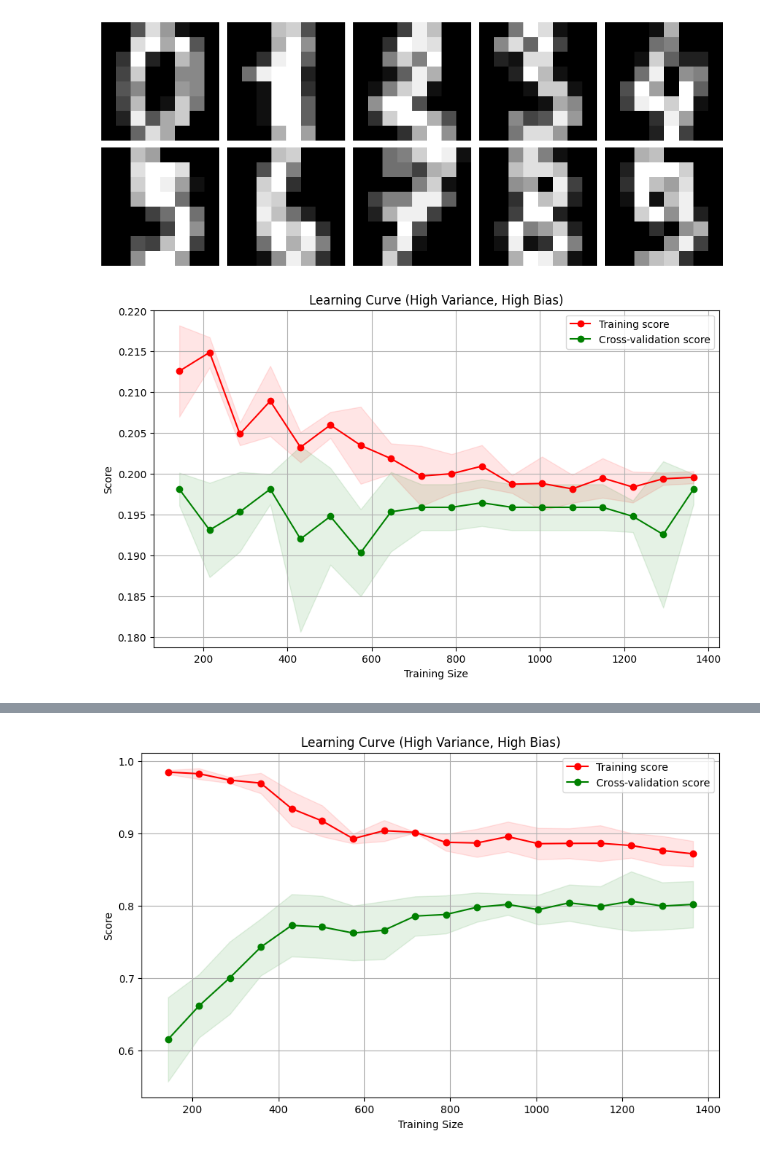
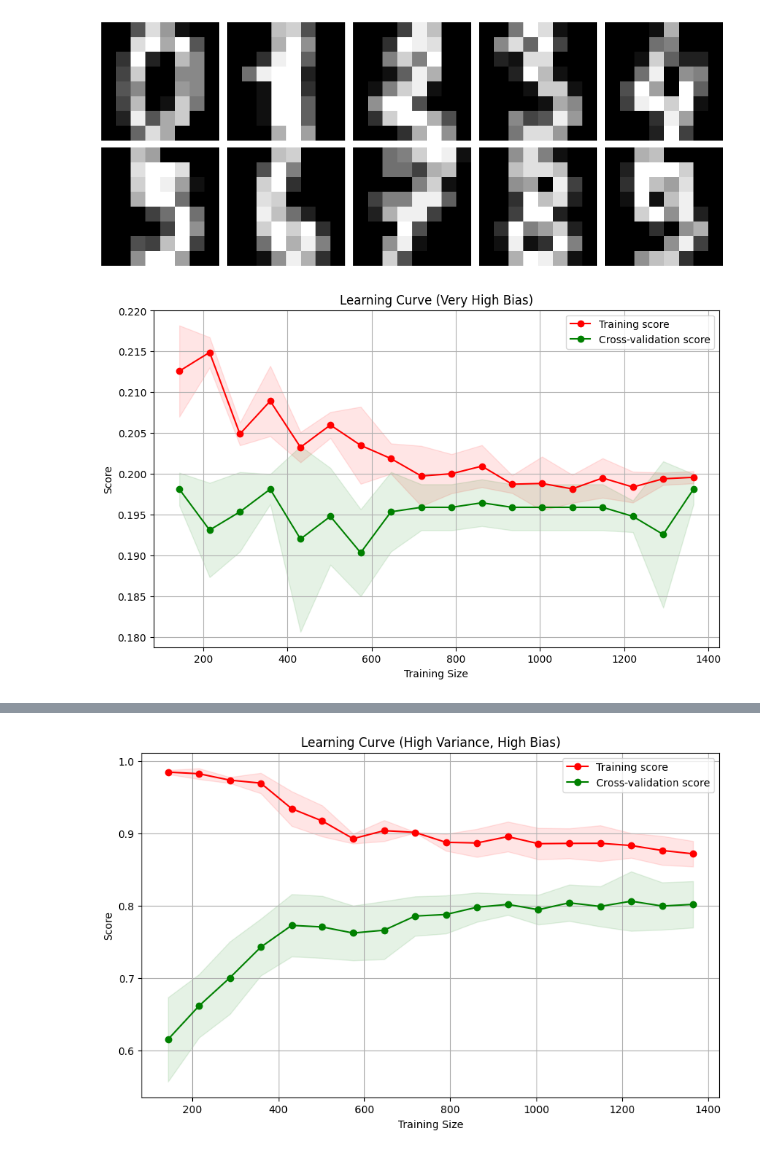
Before and after one commit to scs5/data-science-notebooks, a Jupyter notebook: principles/learning_curves.ipynb, the cells around one changed output, grey strips where cells are left out. Saved outputs shown, nothing was run; the diff lists cells and outputs as text; code cells hidden in the pictures.

Commit message:
Fixed documentation and plot titles

```diff
--- a/principles/learning_curves.ipynb
+++ b/principles/learning_curves.ipynb
@@ -29,31 +29,31 @@ plt.show()
 # %%
 # Choose classifier
 clf = DecisionTreeClassifier(max_depth=1)
 
 # Generate learning curves
 train_sizes, train_scores, test_scores = learning_curve(
     clf, X, y, train_sizes=np.arange(0.1, 1, 0.05), scoring='accuracy'
 )
 
 # Calculate mean and standard deviation of scores
 train_scores_mean = np.mean(train_scores, axis=1)
 train_scores_std = np.std(train_scores, axis=1)
 test_scores_mean = np.mean(test_scores, axis=1)
 test_scores_std = np.std(test_scores, axis=1)
 
 # Plot learning curves
 plt.figure(figsize=(10, 6))
 plt.fill_between(train_sizes, train_scores_mean - train_scores_std,
                  train_scores_mean + train_scores_std, alpha=0.1, color="r")
 plt.fill_between(train_sizes, test_scores_mean - test_scores_std,
                  test_scores_mean + test_scores_std, alpha=0.1, color="g")
 plt.plot(train_sizes, train_scores_mean, 'o-', color="r", label="Training score")
 plt.plot(train_sizes, test_scores_mean, 'o-', color="g", label="Cross-validation score")
-plt.title("Learning Curve (High Bias)")
+plt.title("Learning Curve (Very High Bias)")
 plt.xlabel("Training Size")
 plt.ylabel("Score")
 plt.legend(loc="best")
 plt.grid()
 plt.show()
 # %% [output]
-[figure, old version]
+[figure, new version]
```
Also changed, not shown: parts of 2 cells of this notebook, 1 other file.
